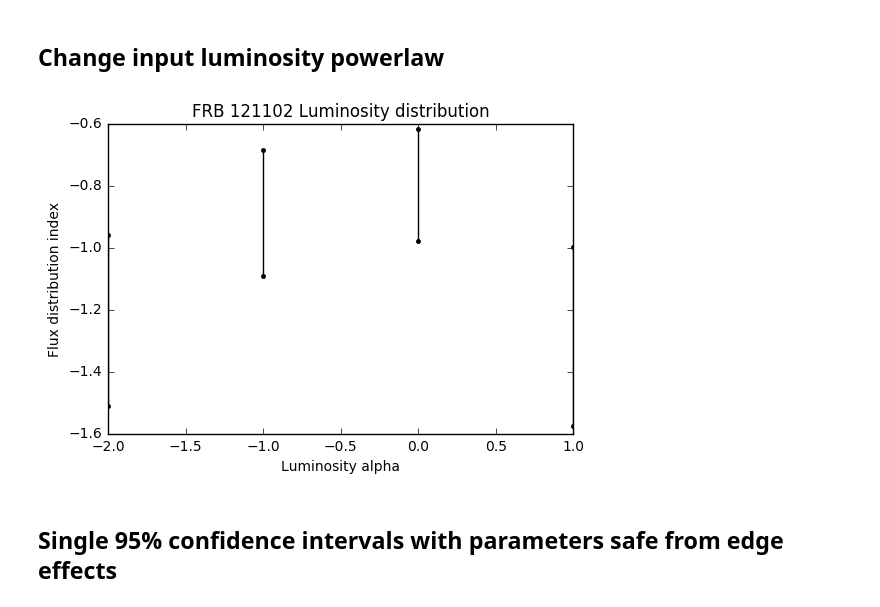
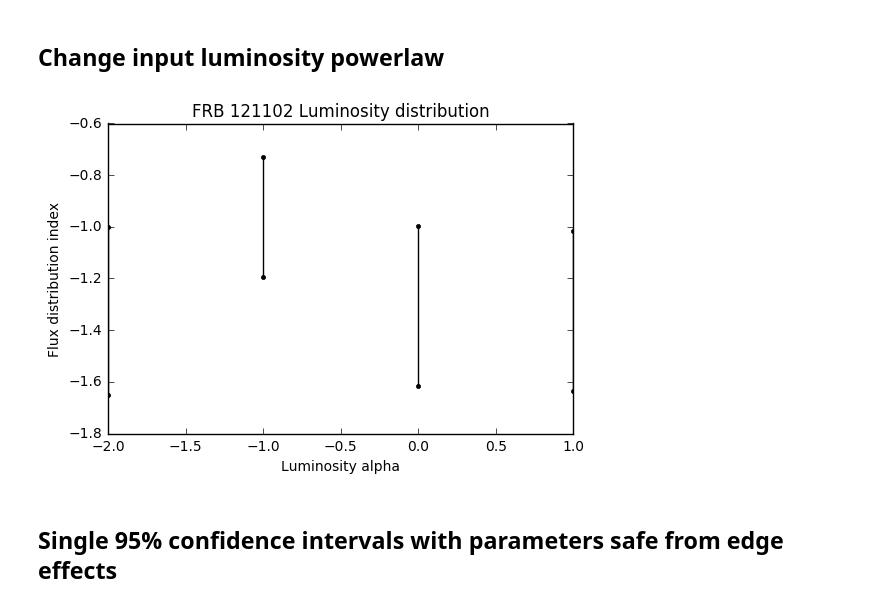
Before and after one commit to caseyjlaw/FRB121102, a Jupyter notebook: frb_simulation.ipynb, the cells around one changed output. Cells and saved outputs as stored; diff of their text form; code cells hidden in the pictures.

Commit message:
testing ranges. needs more nsim

```diff
--- a/frb_simulation.ipynb
+++ b/frb_simulation.ipynb
@@ -294,7 +294,7 @@ for key in a_ci3:
 lr = 1e38, 1e43
 zr = 0., 0.4
 ntr = 100
-nsim = 500
+nsim = 1000
 ci = 0.68
 a_ci4 = {}
 for top in np.logspace(1,2.5,4):
@@ -320,0 +319,22 @@ for key in a_ci4:
+# %%
+lr = 1e38, 1e43
+zr = 0., 0.4
+ntr = 100
+ci = 0.68
+top = 20
+a_ci5 = {}
+for nsim in np.logspace(1.5,3.5,4):
+    res = {}
+    with closing(multiprocessing.Pool(npr)) as pool:
+        for trial in range(ntr):
+            res[trial] = pool.apply_async(simmodel, (zr, lr, popt0, int(nsim), top, trial))
+        alphas = getalphas(res)
+
+    a_ci5[int(nsim)] = (alphas[ntr/2 - int(ntr*ci/2.)], alphas[ntr/2 + int(ntr*ci/2.)])
+# %%
+for key in a_ci5:
+    val = a_ci5[key]
+    pl.plot([key, key], list(a_ci5[key]), 'k.-' )
+    pl.title('FRB 121102 Luminosity distribution')
+    pl.xlabel('Nsim')
+    pl.ylabel('Flux distribution index')
@@ -323,12 +345,12 @@ for key in a_ci4:
 # %%
 lr = 1e38, 1e43
 zr = 0., 0.4
-ntr = 100
-nsim = 100
+ntr = 200
+nsim = 500
 top = 20
 ci = 0.68
 
-a_ci5 = {}
+a_ci6 = {}
 for alpha_sim in [-2,-1.,0.,1.]:
     res = {}
     with closing(multiprocessing.Pool(npr)) as pool:
@@ -336,16 +358,16 @@ for alpha_sim in [-2,-1.,0.,1.]:
             res[trial] = pool.apply_async(simmodel, (zr, lr, (alpha_sim, popt0[1]), nsim, top, trial))
         alphas = getalphas(res)
 
-    a_ci5[alpha_sim] = (alphas[ntr/2 - int(ntr*ci/2.)], alphas[ntr/2 + int(ntr*ci/2.)])
+    a_ci6[alpha_sim] = (alphas[ntr/2 - int(ntr*ci/2.)], alphas[ntr/2 + int(ntr*ci/2.)])
 # %%
-for key in a_ci5:
-    val = a_ci5[key]
-    pl.plot([key, key], list(a_ci5[key]), 'k.-' )
+for key in a_ci6:
+    val = a_ci6[key]
+    pl.plot([key, key], list(a_ci6[key]), 'k.-' )
     pl.title('FRB 121102 Luminosity distribution')
     pl.xlabel('Luminosity alpha')
     pl.ylabel('Flux distribution index')
 # %% [output]
-[figure, old version]
+[figure, new version]
 # %% [markdown]
 ## Single 95% confidence intervals with parameters safe from edge effects
 # %%
```
Also changed, not shown: parts of 15 cells of this notebook.
